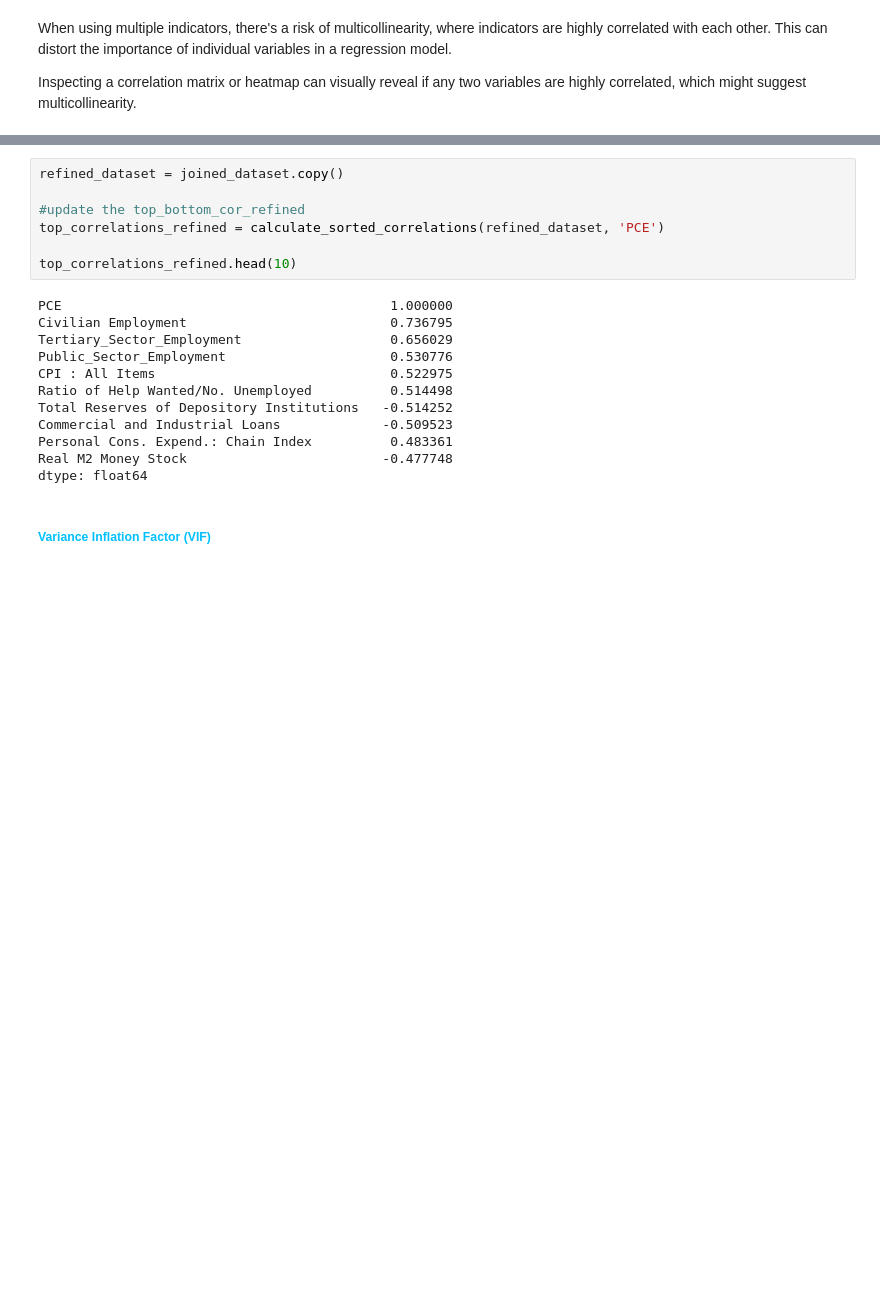
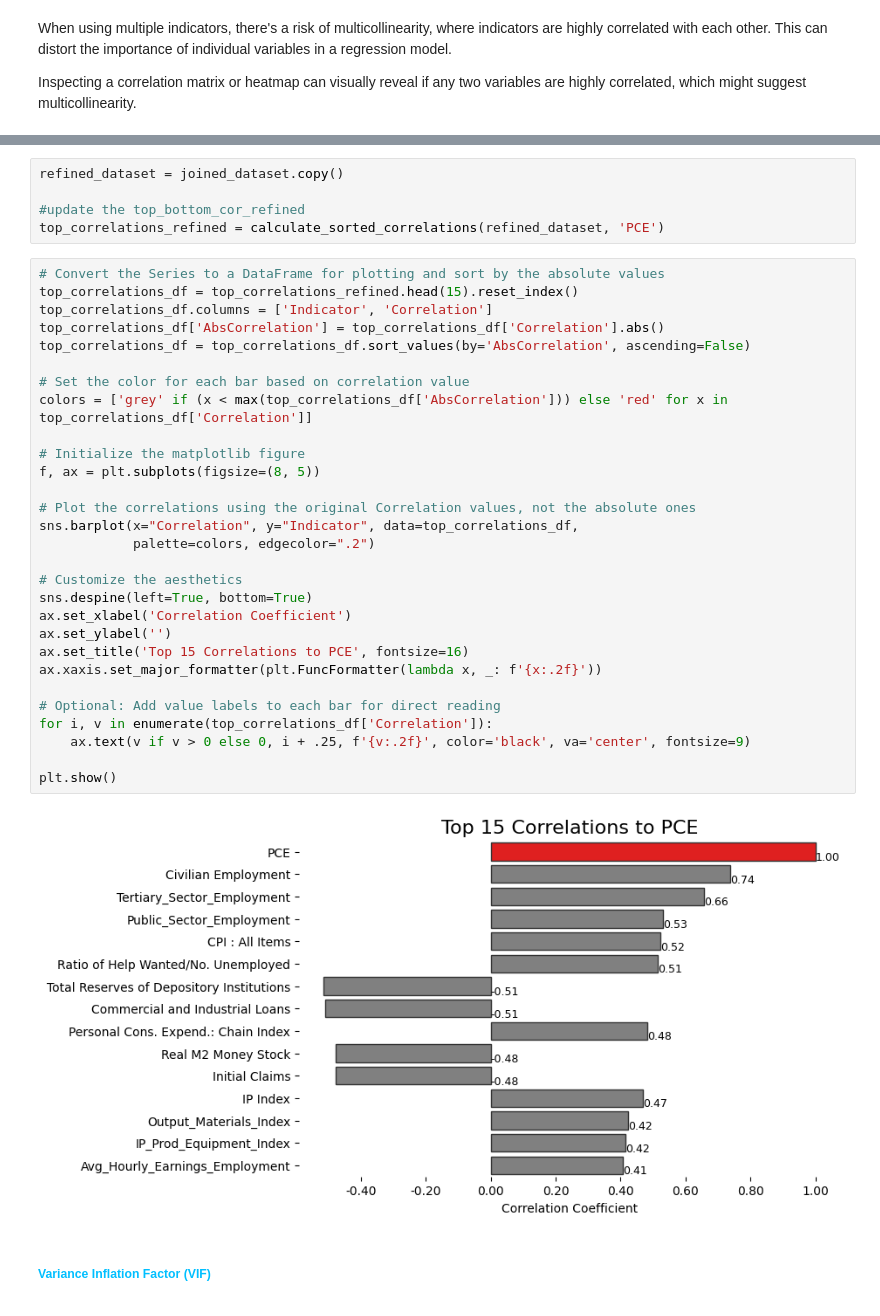
Before and after one commit to janjannagtegaal/NowCasting-M1, a Jupyter notebook: [2]M1_Analysis.ipynb, the cells around one changed output, grey strips where cells are left out. Cells and saved outputs as stored; diff of their text form; blank space fills up the shorter version.

```diff
--- a/[2]M1_Analysis.ipynb
+++ b/[2]M1_Analysis.ipynb
@@ -271,20 +269,37 @@ refined_dataset = joined_dataset.copy()
 
 #update the top_bottom_cor_refined
 top_correlations_refined = calculate_sorted_correlations(refined_dataset, 'PCE')
-
-top_correlations_refined.head(10)
-# %% [output]
-PCE                                          1.000000
-Civilian Employment                          0.736795
-Tertiary_Sector_Employment                   0.656029
-Public_Sector_Employment                     0.530776
-CPI : All Items                              0.522975
-Ratio of Help Wanted/No. Unemployed          0.514498
-Total Reserves of Depository Institutions   -0.514252
-Commercial and Industrial Loans             -0.509523
-Personal Cons. Expend.: Chain Index          0.483361
-Real M2 Money Stock                         -0.477748
-dtype: float64
+# %%
+# Convert the Series to a DataFrame for plotting and sort by the absolute values
+top_correlations_df = top_correlations_refined.head(15).reset_index()
+top_correlations_df.columns = ['Indicator', 'Correlation']
+top_correlations_df['AbsCorrelation'] = top_correlations_df['Correlation'].abs()
+top_correlations_df = top_correlations_df.sort_values(by='AbsCorrelation', ascending=False)
+
+# Set the color for each bar based on correlation value
+colors = ['grey' if (x < max(top_correlations_df['AbsCorrelation'])) else 'red' for x in top_correlations_df['Correlation']]
+
+# Initialize the matplotlib figure
+f, ax = plt.subplots(figsize=(8, 5))
+
+# Plot the correlations using the original Correlation values, not the absolute ones
+sns.barplot(x="Correlation", y="Indicator", data=top_correlations_df,
+            palette=colors, edgecolor=".2")
+
+# Customize the aesthetics
+sns.despine(left=True, bottom=True)
+ax.set_xlabel('Correlation Coefficient')
+ax.set_ylabel('')
+ax.set_title('Top 15 Correlations to PCE', fontsize=16)
+ax.xaxis.set_major_formatter(plt.FuncFormatter(lambda x, _: f'{x:.2f}'))
+
+# Optional: Add value labels to each bar for direct reading
+for i, v in enumerate(top_correlations_df['Correlation']):
+    ax.text(v if v > 0 else 0, i + .25, f'{v:.2f}', color='black', va='center', fontsize=9)
+
+plt.show()
+# %% [output]
+[figure, added]
 # %% [markdown]
 <div style="color:#00BFFF">
 
```
Also changed, not shown: parts of 17 cells of this notebook, 3 other files.
